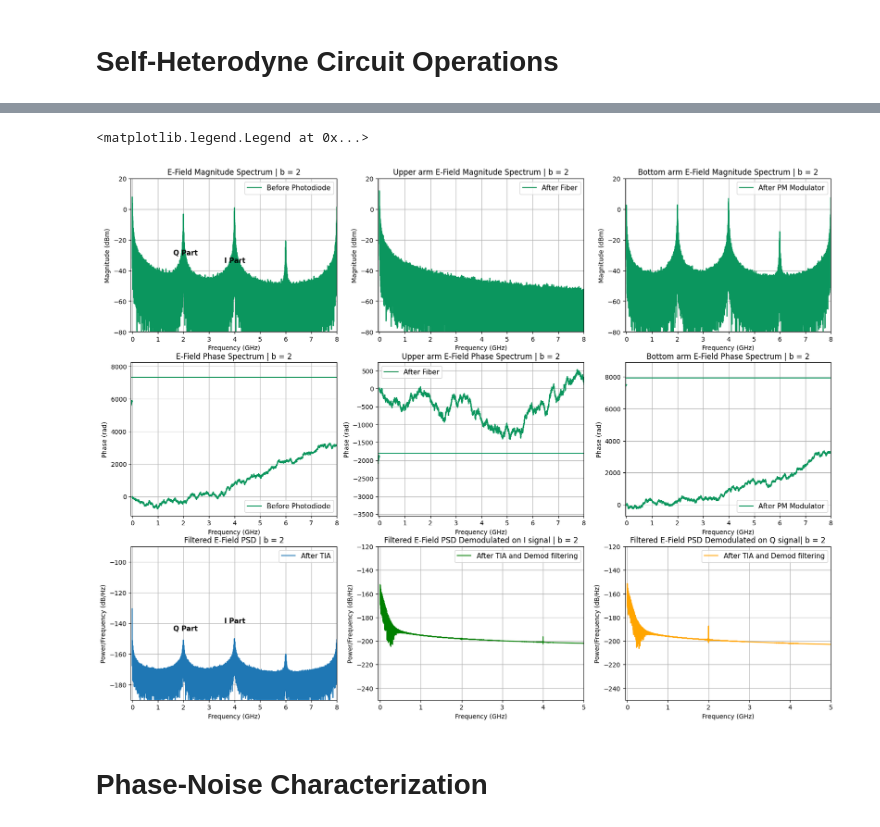
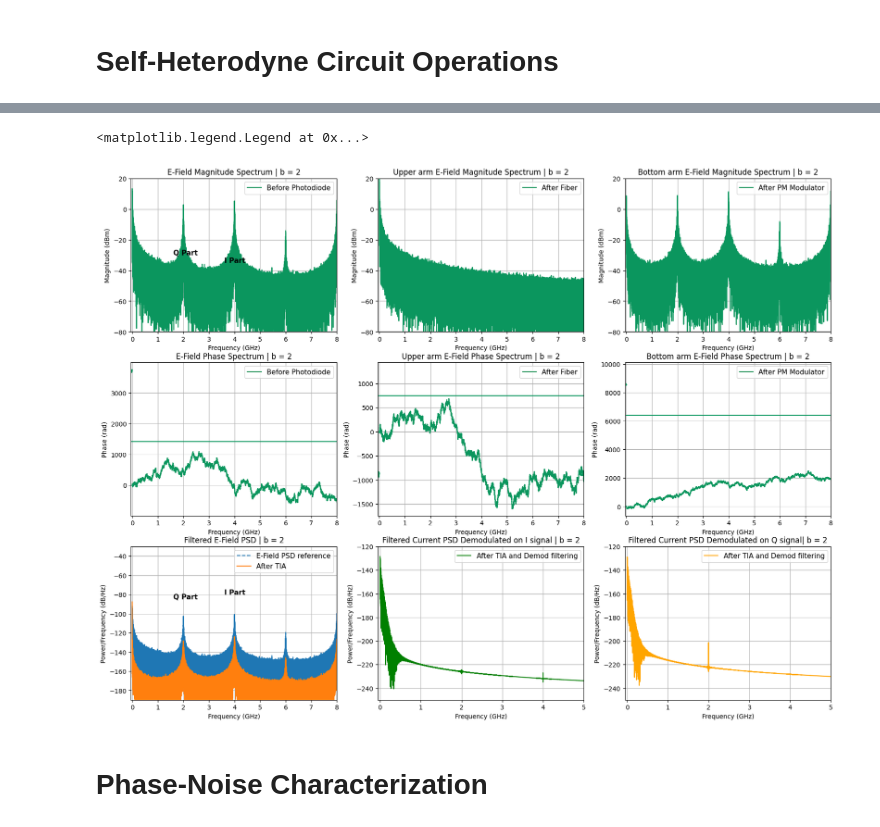
Before and after one commit to CaioRodrigues200/Laser-Study, a Jupyter notebook: Projects/Delayed_Self_Heterodyne/LorentzTesting.ipynb, the cells around one changed output, grey strips where cells are left out. Cells and saved outputs as stored; diff of their text form; code cells hidden in the pictures.

```diff
--- a/Projects/Delayed_Self_Heterodyne/LorentzTesting.ipynb
+++ b/Projects/Delayed_Self_Heterodyne/LorentzTesting.ipynb
@@ -349,7 +348,11 @@ fig.set_figwidth(20)
 
 StTime = np.min(timeArray*1e12) # Starting time post delay
 
-spectrum, freq = mlab.magnitude_spectrum(Epd, Fs=Fs, window=mlab.window_none,sides='onesided')
+# spectrum, freq = mlab.magnitude_spectrum(Epd, Fs=Fs, window=mlab.window_none,sides='onesided')
+spectrum = np.abs(np.fft.fft(Epd,norm='forward'))
+freq = np.fft.fftfreq(len(Epd),d=1/Fs)
+spectrum = 2*spectrum[:int(len(freq)/2)]
+freq = freq[:int(len(freq)/2)]
 ax[0][0].plot(freq*1e-9,20*np.log10(spectrum*1e3), label='Before Photodiode', color='#0b965e')
 # ax[0][0].magnitude_spectrum(Epd, Fs=Fs, color='C1', window=mlab.window_none)
 ax[0][0].text(1.6,-30,'Q Part',fontweight='bold',fontsize=11)
@@ -362,7 +365,11 @@ ax[0][0].set_title(f'E-Field Magnitude Spectrum | b = {bIdx}')
 ax[0][0].grid()
 ax[0][0].legend(fontsize=11)
 
-spectrum, freq = mlab.magnitude_spectrum(EUpper, Fs=Fs, window=mlab.window_none,sides='onesided')
+# spectrum, freq = mlab.magnitude_spectrum(EUpper, Fs=Fs, window=mlab.window_none,sides='onesided')
+spectrum = np.abs(np.fft.fft(EUpper,norm='forward'))
+freq = np.fft.fftfreq(len(EUpper),d=1/Fs)
+spectrum = 2*spectrum[:int(len(freq)/2)]
+freq = freq[:int(len(freq)/2)]
 ax[0][1].plot(freq*1e-9,20*np.log10(spectrum*1e3), label='After Fiber', color='#0b965e')
 ax[0][1].set_xlabel('Frequency (GHz)')
 ax[0][1].set_ylabel('Magnitude (dBm)')
@@ -372,7 +379,11 @@ ax[0][1].set_title(f'Upper arm E-Field Magnitude Spectrum | b = {bIdx}')
 ax[0][1].grid()
 ax[0][1].legend(fontsize=11)
 
-spectrum, freq = mlab.magnitude_spectrum(EBottom, Fs=Fs, window=mlab.window_none,sides='onesided')
+# spectrum, freq = mlab.magnitude_spectrum(EBottom, Fs=Fs, window=mlab.window_none,sides='onesided')
+spectrum = np.abs(np.fft.fft(EBottom,norm='forward'))
+freq = np.fft.fftfreq(len(EBottom),d=1/Fs)
+spectrum = 2*spectrum[:int(len(freq)/2)]
+freq = freq[:int(len(freq)/2)]
 ax[0][2].plot(freq*1e-9,20*np.log10(spectrum*1e3), label='After PM Modulator', color='#0b965e')
 ax[0][2].set_xlabel('Frequency (GHz)')
 ax[0][2].set_ylabel('Magnitude (dBm)')
@@ -383,7 +394,7 @@ ax[0][2].grid()
 ax[0][2].legend(fontsize=11)
 
 freq = np.fft.fftfreq(len(Epd), d=1/Fs)
-spectrumAngle = np.angle(np.fft.fft(Epd)/len(Epd))
+spectrumAngle = np.angle(np.fft.fft(Epd,norm='forward'))
 ax[1][0].plot(freq*1e-9,np.unwrap(spectrumAngle), label='Before Photodiode', color='#0b965e')
 ax[1][0].set_xlabel('Frequency (GHz)')
 ax[1][0].set_ylabel('Phase (rad)')
@@ -394,7 +405,7 @@ ax[1][0].grid()
 ax[1][0].legend(fontsize=11)
 
 freq = np.fft.fftfreq(len(EUpper), d=1/Fs)
-spectrumAngle = np.angle(np.fft.fft(EUpper)/len(EUpper))
+spectrumAngle = np.angle(np.fft.fft(EUpper,norm='forward'))
 ax[1][1].plot(freq*1e-9,np.unwrap(spectrumAngle), label='After Fiber', color='#0b965e')
 ax[1][1].set_xlabel('Frequency (GHz)')
 ax[1][1].set_ylabel('Phase (rad)')
@@ -405,7 +416,7 @@ ax[1][1].grid()
 ax[1][1].legend(fontsize=11)
 
 freq = np.fft.fftfreq(len(EBottom), d=1/Fs)
-spectrumAngle = np.angle(np.fft.fft(EBottom)/len(EBottom))
+spectrumAngle = np.angle(np.fft.fft(EBottom,norm='forward'))
 ax[1][2].plot(freq*1e-9,np.unwrap(spectrumAngle), label='After PM Modulator', color='#0b965e')
 ax[1][2].set_xlabel('Frequency (GHz)')
 ax[1][2].set_ylabel('Phase (rad)')
@@ -415,45 +426,64 @@ ax[1][2].set_title(f'Bottom arm E-Field Phase Spectrum | b = {bIdx}')
 ax[1][2].grid()
 ax[1][2].legend(fontsize=11)
 
 # AFTER PHOTODIODE ---------------------------------------------------------------------
 
-spectrum, freq = mlab.magnitude_spectrum(FilteredIPd, Fs=Fs, window=mlab.window_none,sides='onesided')
-spectrum = spectrum/Fs
+# spectrum, freq = mlab.magnitude_spectrum(FilteredIPd, Fs=Fs, window=mlab.window_none,sides='onesided')
+# spectrum = spectrum/Fs
+spectrum = len(Epd)*np.abs(np.fft.fft(FilteredIPd,norm='forward'))**2 / Fs
+freq = np.fft.fftfreq(len(FilteredIPd),d=1/Fs)
+spectrum = 2*spectrum[:int(len(freq)/2)]
+freq = freq[:int(len(freq)/2)]
+
+spectrum2 = len(Epd)*np.abs(np.fft.fft(Epd,norm='forward'))**2 / Fs
+freq2 = np.fft.fftfreq(len(Epd),d=1/Fs)
+spectrum2 = 2*spectrum2[:int(len(freq2)/2)]
+freq2 = freq2[:int(len(freq2)/2)]
+
+ax[2][0].plot(freq2*1e-9,10*np.log10(spectrum2), label='E-Field PSD reference',linestyle='--')
 ax[2][0].plot(freq*1e-9,10*np.log10(spectrum), label='After TIA')
-ax[2][0].text(1.6,-145,'Q Part',fontweight='bold',fontsize=11)
-ax[2][0].text(3.6,-140,'I Part',fontweight='bold',fontsize=11)
+ax[2][0].text(1.6,-85,'Q Part',fontweight='bold',fontsize=11)
+ax[2][0].text(3.6,-80,'I Part',fontweight='bold',fontsize=11)
 ax[2][0].set_xlabel('Frequency (GHz)')
 ax[2][0].set_ylabel('Power/Frequency (dB/Hz)')
 ax[2][0].set_xlim(-0.05,8)
-ax[2][0].set_ylim(-190,-90)
+ax[2][0].set_ylim(-190,-30)
 ax[2][0].set_title(f'Filtered E-Field PSD | b = {bIdx}')
 ax[2][0].grid()
 ax[2][0].legend(fontsize=11)
 
-spectrum, freq = mlab.magnitude_spectrum(FilteredI_Sig, Fs=Fs, window=mlab.window_none,sides='onesided')
-spectrum = spectrum/Fs
+# spectrum, freq = mlab.magnitude_spectrum(FilteredI_Sig, Fs=Fs, window=mlab.window_none,sides='onesided')
+# spectrum = spectrum/Fs
+spectrum = len(FilteredI_Sig)*np.abs(np.fft.fft(FilteredI_Sig,norm='forward'))**2 / Fs
+freq = np.fft.fftfreq(len(FilteredI_Sig),d=1/Fs)
+spectrum = 2*spectrum[:int(len(freq)/2)]
+freq = freq[:int(len(freq)/2)]
 ax[2][1].plot(freq*1e-9,10*np.log10(spectrum), label='After TIA and Demod filtering', color='green')
 ax[2][1].set_xlabel('Frequency (GHz)')
 ax[2][1].set_ylabel('Power/Frequency (dB/Hz)')
 ax[2][1].set_xlim(-0.05,5)
 ax[2][1].set_ylim(-250,-120)
-ax[2][1].set_title(f'Filtered E-Field PSD Demodulated on I signal | b = {bIdx}')
+ax[2][1].set_title(f'Filtered Current PSD Demodulated on I signal | b = {bIdx}')
 ax[2][1].grid()
 ax[2][1].legend(fontsize=11)
 
-spectrum, freq = mlab.magnitude_spectrum(FilteredQ_Sig, Fs=Fs, window=mlab.window_none,sides='onesided')
-spectrum = spectrum/Fs
+# spectrum, freq = mlab.magnitude_spectrum(FilteredQ_Sig, Fs=Fs, window=mlab.window_none,sides='onesided')
+# spectrum = spectrum/Fs
+spectrum = len(FilteredQ_Sig)*np.abs(np.fft.fft(FilteredQ_Sig,norm='forward'))**2 / Fs
+freq = np.fft.fftfreq(len(FilteredQ_Sig),d=1/Fs)
+spectrum = 2*spectrum[:int(len(freq)/2)]
+freq = freq[:int(len(freq)/2)]
 ax[2][2].plot(freq*1e-9, 10*np.log10(spectrum), label='After TIA and Demod filtering', color='orange')
 ax[2][2].set_xlabel('Frequency (GHz)')
 ax[2][2].set_ylabel('Power/Frequency (dB/Hz)')
 ax[2][2].set_xlim(-0.05,5)
 ax[2][2].set_ylim(-250,-120)
-ax[2][2].set_title(f'Filtered E-Field PSD Demodulated on Q signal| b = {bIdx}')
+ax[2][2].set_title(f'Filtered Current PSD Demodulated on Q signal| b = {bIdx}')
 ax[2][2].grid()
 ax[2][2].legend(fontsize=11)
 # %% [output]
 <matplotlib.legend.Legend at 0x...>
-[figure, old version]
+[figure, new version]
 # %% [markdown]
 # Phase-Noise Characterization
 # %% [markdown]
```
Also changed, not shown: parts of 9 cells of this notebook, 1 other file.
